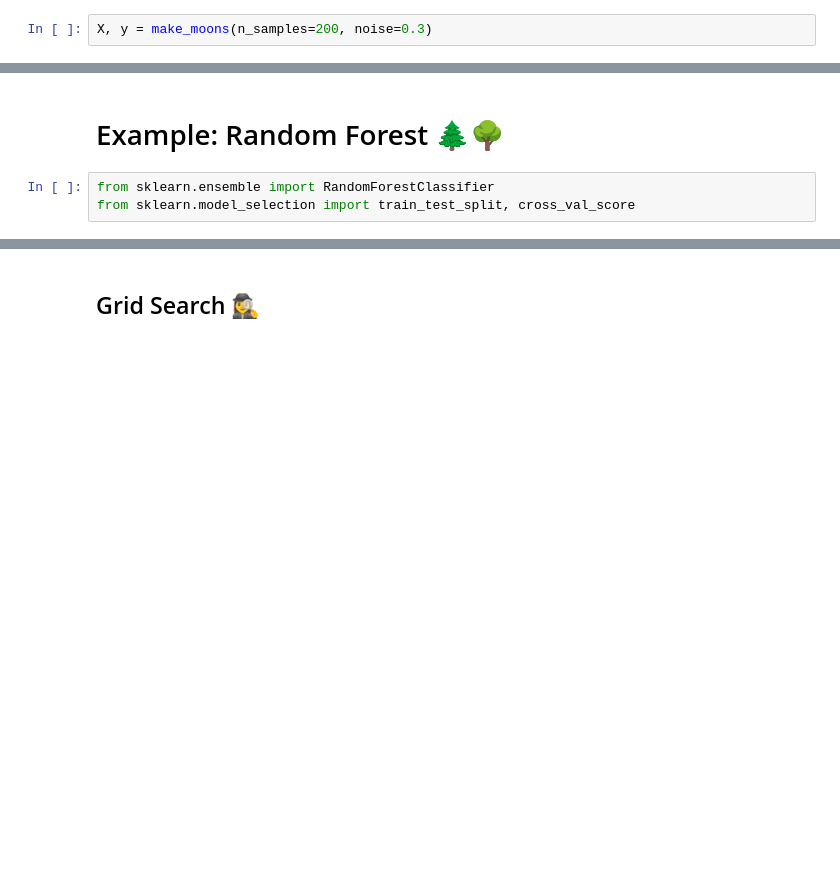
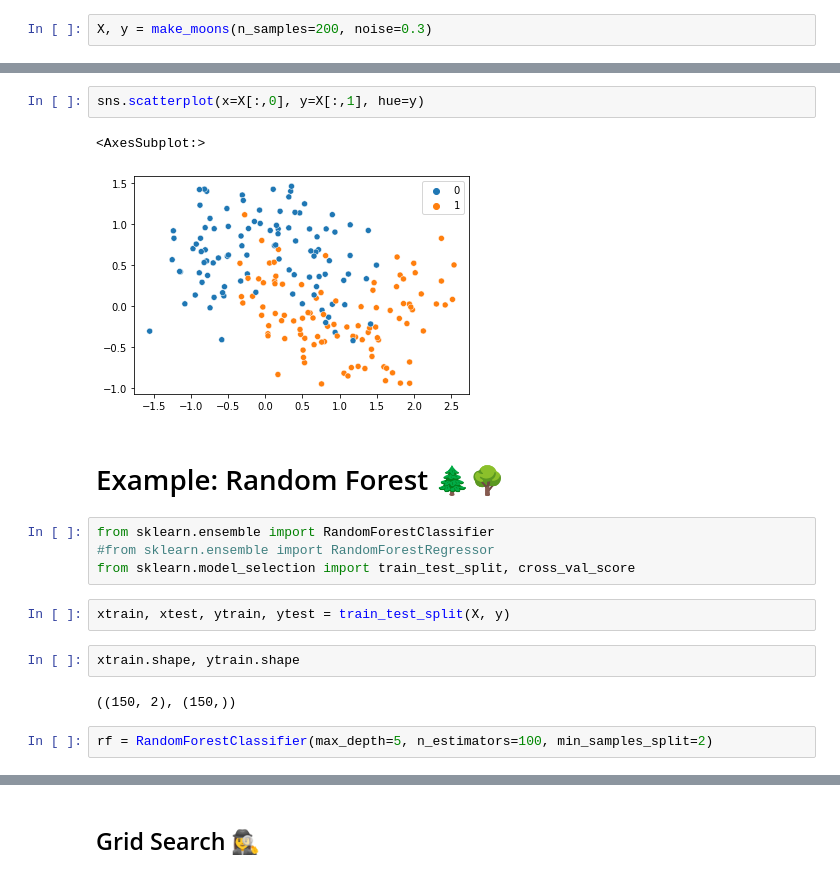
Before and after one commit to GParolini/spiced_academy_projects, a Jupyter notebook: week3_files/Hyperparameter_Optimization_VanillaVectors.ipynb, the cells around one changed output, grey strips where cells are left out. Drawn from its saved outputs; the diff is of its cells as text; blank space fills up the shorter version.

```diff
--- a/week3_files/Hyperparameter_Optimization_VanillaVectors.ipynb
+++ b/week3_files/Hyperparameter_Optimization_VanillaVectors.ipynb
@@ -14,5 +27,19 @@ X, y = make_moons(n_samples=200, noise=0.3)
+# %%
+sns.scatterplot(x=X[:,0], y=X[:,1], hue=y)
+# %% [output]
+<AxesSubplot:>
+[figure, added]
 # %% [markdown]
 # Example: Random Forest  🌲🌳
 # %%
 from sklearn.ensemble import RandomForestClassifier
+#from sklearn.ensemble import RandomForestRegressor
 from sklearn.model_selection import train_test_split, cross_val_score
+# %%
+xtrain, xtest, ytrain, ytest = train_test_split(X, y)
+# %%
+xtrain.shape, ytrain.shape
+# %% [output]
+((150, 2), (150,))
+# %%
+rf = RandomForestClassifier(max_depth=5, n_estimators=100, min_samples_split=2)
```
Also changed, not shown: parts of 17 cells of this notebook, 5 other files.
